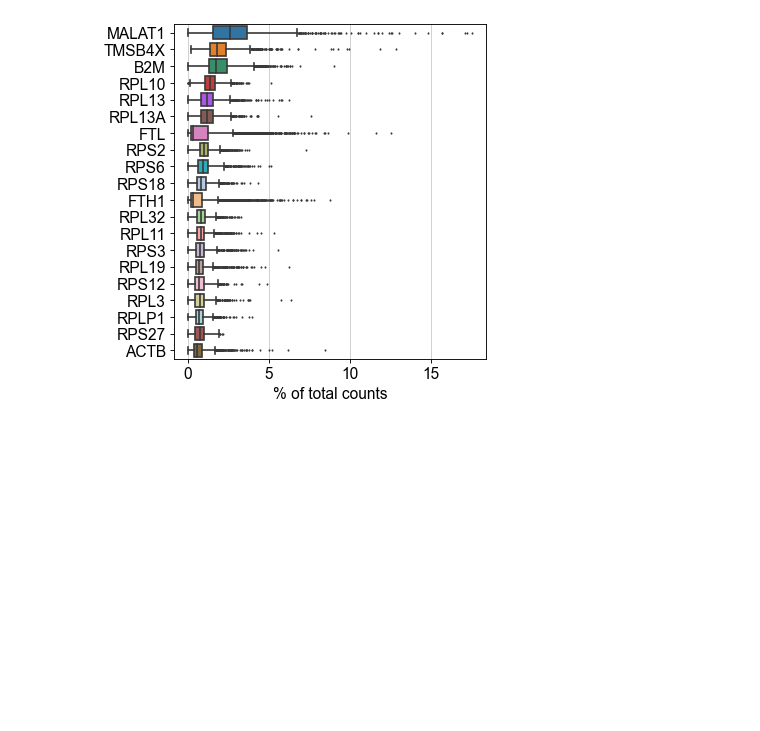
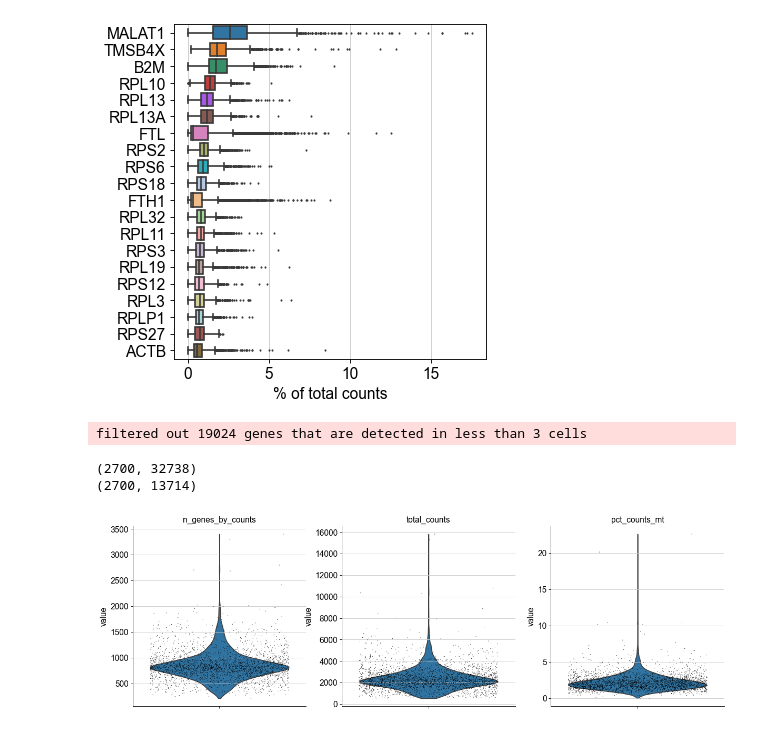
Before and after one commit to JohnWSteill/jlab_proj, a Jupyter notebook: Scanpy_Tutorial.ipynb, the cells around one changed output. Drawn from its saved outputs; the diff is of its cells as text; code cells hidden in the pictures; blank space fills up the shorter version.

```diff
--- a/Scanpy_Tutorial.ipynb
+++ b/Scanpy_Tutorial.ipynb
@@ -65,3 +54,35 @@ sc.pl.highest_expr_genes(a2_data, n_top=20, )
 normalizing counts per cell
     finished (0:00:00)
 [figure]
+# %%
+# Filter out samples which express less than 200 genes, and genes expressed in fewer than 3 cells.
+print(a2_data.shape)
+sc.pp.filter_cells(a2_data, min_genes=200)
+sc.pp.filter_genes(a2_data, min_cells=3)
+print(a2_data.shape)
+# %% [output]
+filtered out 19024 genes that are detected in less than 3 cells
+(2700, 32738)
+(2700, 13714)
+# %%
+#Let’s assemble some information about mitochondrial genes, which are important for quality control.
+
+#Citing from “Simple Single Cell” workflows (Lun, McCarthy & Marioni, 2017):
+
+#High proportions are indicative of poor-quality cells (Islam et al. 2014; Ilicic et al. 2016), possibly because of loss of cytoplasmic RNA from perforated cells. The reasoning is that mitochondria are larger than individual transcript molecules and less likely to escape through tears in the cell membrane.
+#With pp.calculate_qc_metrics, we can compute many metrics very efficiently.
+
+# Annotate the mitochrondrial genes with a boolean in var.mt
+a2_data.var['mt_me'] = list(map(lambda x:x.startswith('MT-'), a2_data.var.index))
+a2_data.var['mt'] = a2_data.var_names.str.startswith('MT-')  # annotate the group of mitochondrial genes as 'mt'
+#print(list(map(lambda x:x.startswith('MT-'), a2_data.var.index)))
+assert (a2_data.var['mt_me'] == a2_data.var['mt']).all()
+
+
+# https://scanpy.readthedocs.io/en/stable/api/scanpy.pp.calculate_qc_metrics.html
+sc.pp.calculate_qc_metrics(a2_data, qc_vars = ['mt'], percent_top=None, log1p=False, inplace=True)
+# %%
+sc.pl.violin(a2_data, ['n_genes_by_counts', 'total_counts', 'pct_counts_mt'],
+             jitter=0.4, multi_panel=True)
+# %% [output]
+[figure, added]
```
Also changed, not shown: parts of 8 cells of this notebook, 2 other files.
